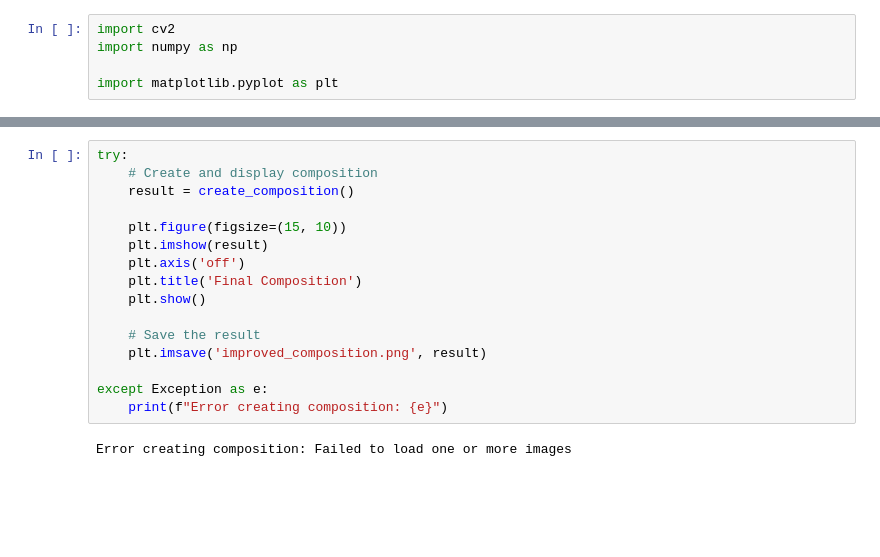
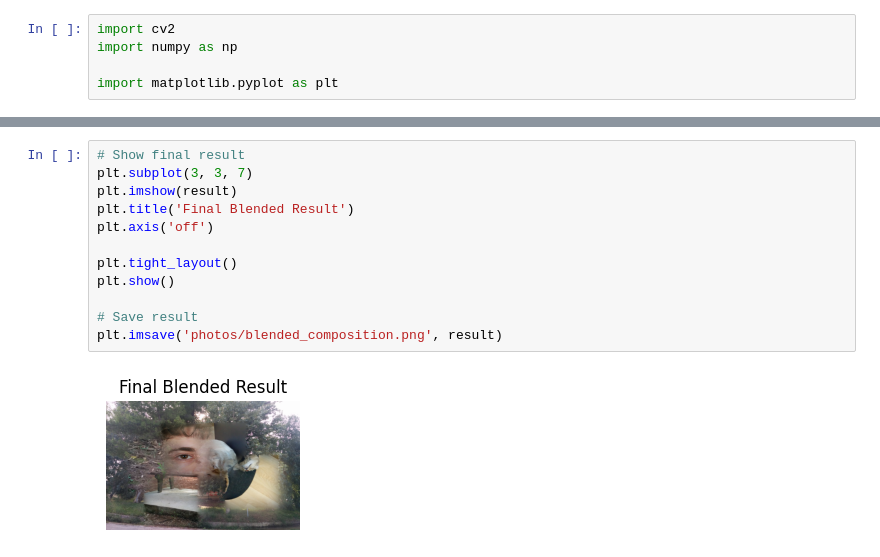
Before and after one commit to nickpotamianos/Computer_Vision_Lab, a Jupyter notebook: CV_1-PYRAMIDS/exercise3.ipynb, the cells around one changed output, grey strips where cells are left out. Cells and saved outputs as stored; diff of their text form; blank space fills up the shorter version.

```diff
--- a/CV_1-PYRAMIDS/exercise3.ipynb
+++ b/CV_1-PYRAMIDS/exercise3.ipynb
@@ -126,18 +189,14 @@ def create_composition():
 # %%
-try:
-    # Create and display composition
-    result = create_composition()
+# Show final result
+plt.subplot(3, 3, 7)
+plt.imshow(result)
+plt.title('Final Blended Result')
+plt.axis('off')
 
-    plt.figure(figsize=(15, 10))
-    plt.imshow(result)
-    plt.axis('off')
-    plt.title('Final Composition')
-    plt.show()
+plt.tight_layout()
+plt.show()
 
-    # Save the result
-    plt.imsave('improved_composition.png', result)
-
-except Exception as e:
-    print(f"Error creating composition: {e}")
+# Save result
+plt.imsave('photos/blended_composition.png', result)
 # %% [output]
-Error creating composition: Failed to load one or more images
+[figure, added]
```
Also changed, not shown: parts of 3 cells of this notebook.
